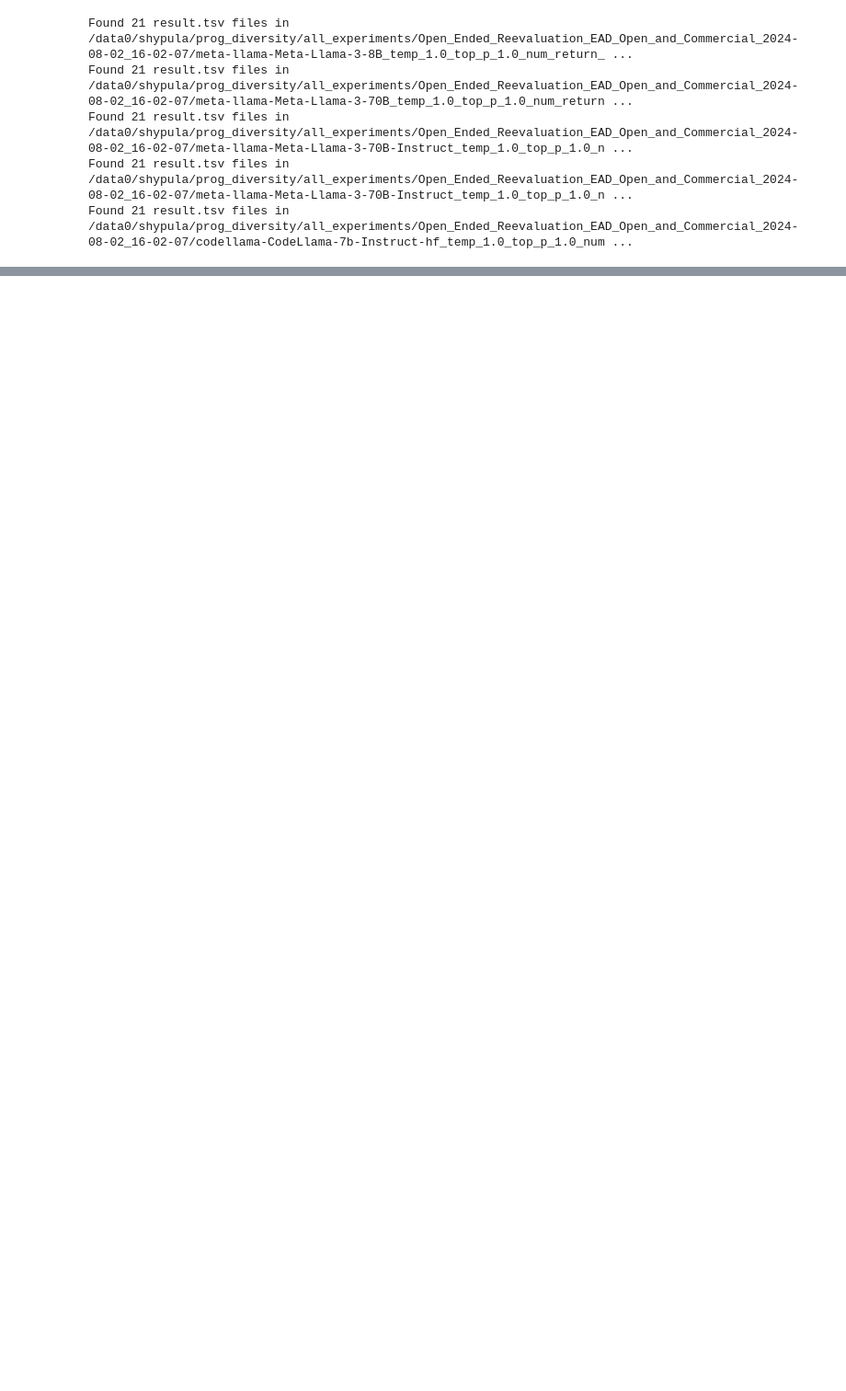
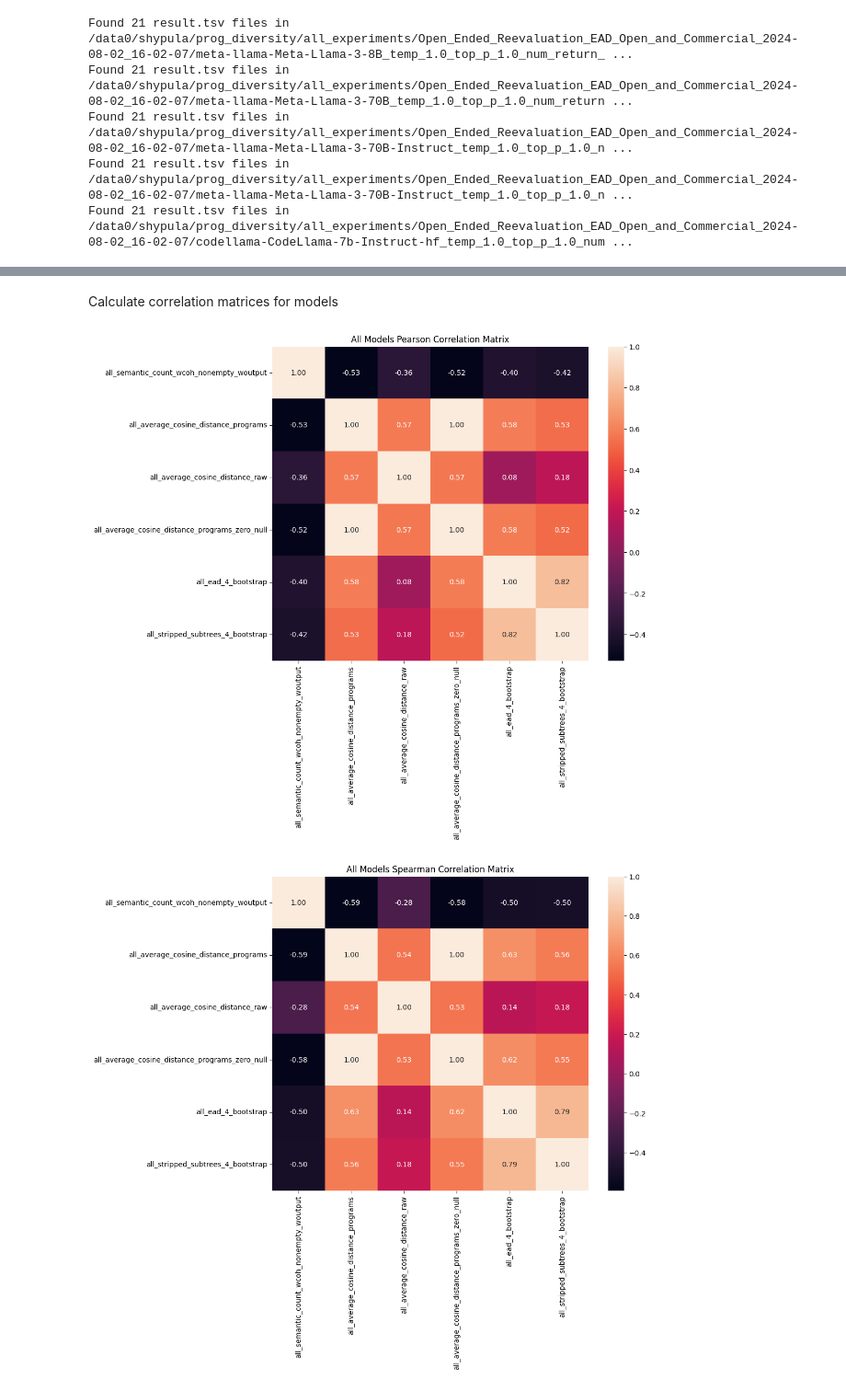
Before and after one commit to shuoli90/program_cal_diverse, a Jupyter notebook: notebooks/OpenEndedCorrelation.ipynb, the cells around one changed output, grey strips where cells are left out. Shown at 92% size. Saved outputs shown, nothing was run; the diff lists cells and outputs as text; code cells hidden in the pictures; blank space fills up the shorter version.

Commit message:
Add correlation analysis heatmaps

```diff
--- a/notebooks/OpenEndedCorrelation.ipynb
+++ b/notebooks/OpenEndedCorrelation.ipynb
@@ -59,0 +105,49 @@ print(filtered_result_dicts[0])
+# %% [markdown]
+Calculate correlation matrices for models
+# %%
+def correlation_analysis(filtered_result_dicts, key_columns):
+    df = pd.DataFrame(filtered_result_dicts)
+    df = df.apply(pd.to_numeric, errors='coerce')
+
+    pearson_corr = df[key_columns].corr(method='pearson')
+    spearman_corr = df[key_columns].corr(method='spearman')
+    kendall_corr = df[key_columns].corr(method='kendall')
+
+    return pearson_corr, spearman_corr, kendall_corr
+
+def plot_correlation_heatmap(corr_matrix, title):
+    plt.figure(figsize=(10, 8))
+    sns.heatmap(corr_matrix, annot=True, fmt=".2f", cbar=True)
+    plt.title(title)
+    plt.show()
+# %%
+# All models
+pearson_corr, spearman_corr, kendall_corr = correlation_analysis(filtered_result_dicts, key_columns)
+
+plot_correlation_heatmap(pearson_corr, "All Models Pearson Correlation Matrix")
+plot_correlation_heatmap(spearman_corr, "All Models Spearman Correlation Matrix")
+plot_correlation_heatmap(kendall_corr, "All Models Kendall-Tau Correlation Matrix")
+
+# Base models
+pearson_corr, spearman_corr, kendall_corr = correlation_analysis(filtered_base_model_result_dicts, key_columns)
+
+plot_correlation_heatmap(pearson_corr, "Base Models Pearson Correlation Matrix")
+plot_correlation_heatmap(spearman_corr, "Base Models Spearman Correlation Matrix")
+plot_correlation_heatmap(kendall_corr, "Base Models Kendall-Tau Correlation Matrix")
+
+# Instruct models
+pearson_corr, spearman_corr, kendall_corr = correlation_analysis(filtered_instruct_model_result_dicts, key_columns)
+
+plot_correlation_heatmap(pearson_corr, "Instruct Models Pearson Correlation Matrix")
+plot_correlation_heatmap(spearman_corr, "Instruct Models Spearman Correlation Matrix")
+plot_correlation_heatmap(kendall_corr, "Instruct Models Kendall-Tau Correlation Matrix")
+
+# Commercial models
+pearson_corr, spearman_corr, kendall_corr = correlation_analysis(filtered_commercial_model_result_dicts, key_columns)
+
+plot_correlation_heatmap(pearson_corr, "Commercial Models Pearson Correlation Matrix")
+plot_correlation_heatmap(spearman_corr, "Commercial Models Spearman Correlation Matrix")
+plot_correlation_heatmap(kendall_corr, "Commercial Models Kendall-Tau Correlation Matrix")
+# %% [output]
+[figure, added]
+[figure, added]
```
Also changed, not shown: parts of 5 cells of this notebook.
